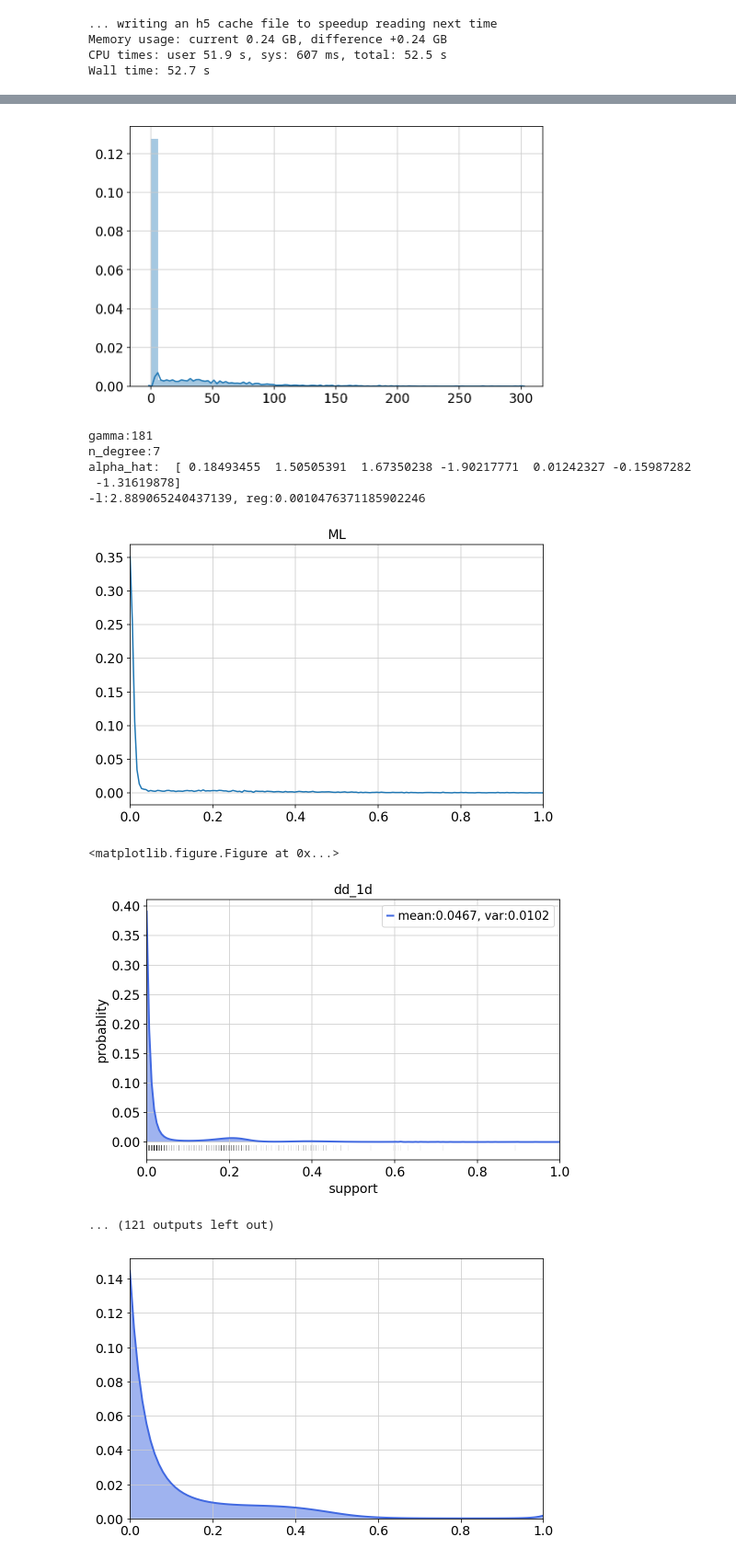
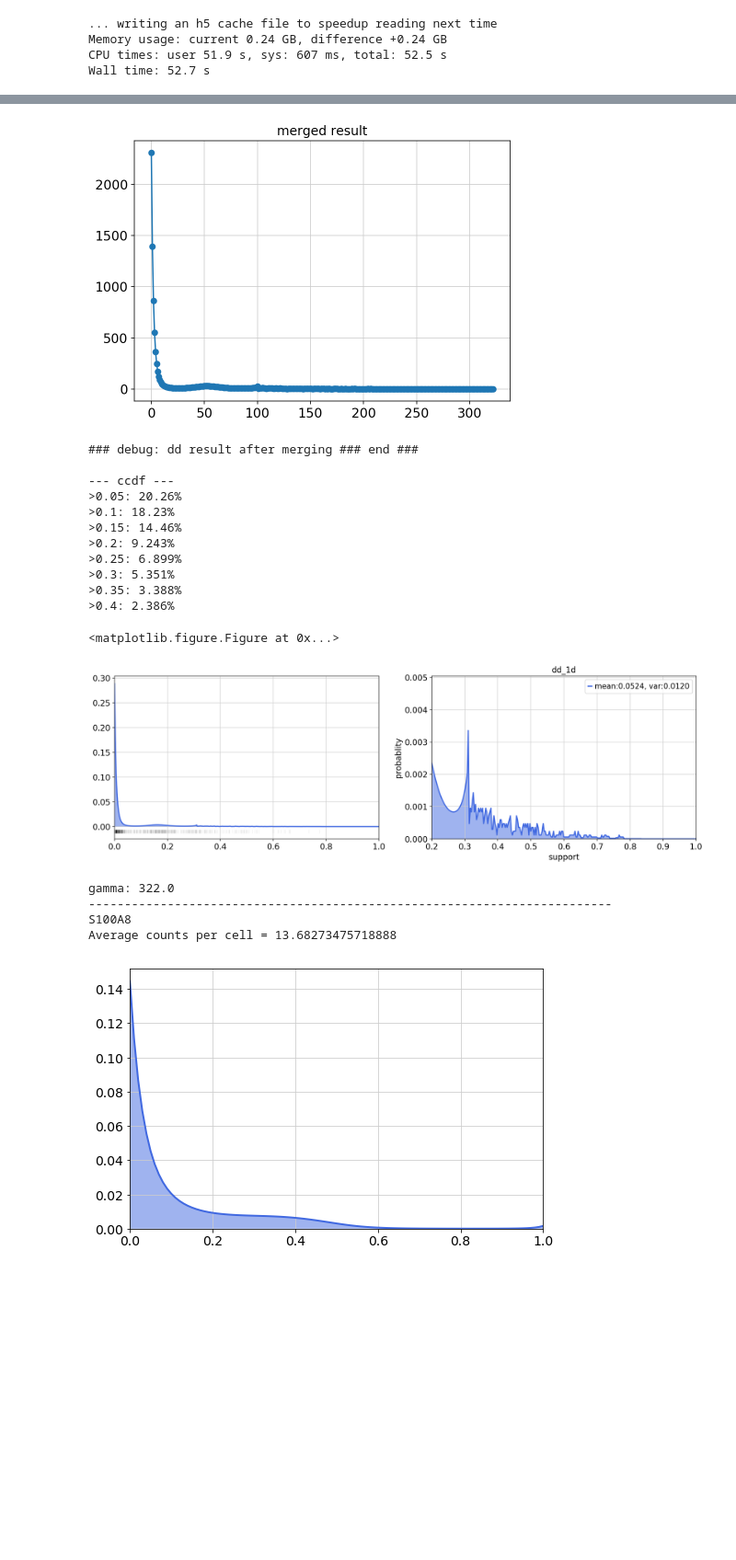
Before and after one commit to martinjzhang/single_cell_eb, a Jupyter notebook: VN_notebook001.ipynb, the cells around one changed output, grey strips where cells are left out. Shown at 92% size. Drawn from its saved outputs; the diff is of its cells as text; code cells hidden in the pictures; blank space fills up the shorter version.

```diff
--- a/VN_notebook001.ipynb
+++ b/VN_notebook001.ipynb
@@ -119,8 +153,9 @@ plt.figure(figsize=[8,5])
 p_hat_ml,ml_info=ml_1d(Y)
 plt.plot(ml_info['x'],p_hat_ml)
 plt.title('ML')
+plt.show()
 
-p_hat,dd_info=dd_1d(Y,noise='poi',verbose=1,gamma=None)
+p_hat,dd_info=dd_1d(Y,noise='poi',verbose=1,gamma=None,debug_mode=True)
 print("estimated gamma:",dd_info['gamma'])
 
 # plt.figure(figsize=[8,5])
@@ -160,9 +228,10 @@ for gene in genes:
     plt.plot(ml_info['x'],p_hat_ml)
     plt.xlim([0,1])
     plt.title('ML')
+    plt.show()
 
-    p_hat,dd_info=dd_1d(Y,noise='poi',verbose=1,gamma=None)
-    print("estimated gamma:",dd_info['gamma'])
+    p_hat,dd_info=dd_1d(Y,noise='poi',verbose=1,gamma=None,debug_mode=True)
+    print("gamma:",dd_info['gamma'])
     print("-------------------------------------------------------------------------")
 # %% [output]
 S100A9
@@ -183,13 +267,21 @@ Average counts per cell = 13.68273475718888
-[figure, old version]
+[figure, new version]
-gamma:181
-n_degree:7
-alpha_hat:  [ 0.18493455  1.50505391  1.67350238 -1.90217771  0.01242327 -0.15987282
- -1.31619878]
--l:2.889065240437139, reg:0.0010476371185902246
+### debug: dd result after merging ### end ###
+
+--- ccdf ---
+>0.05: 20.26%
+>0.1: 18.23%
+>0.15: 14.46%
+>0.2: 9.243%
+>0.25: 6.899%
+>0.3: 5.351%
+>0.35: 3.388%
+>0.4: 2.386%
-[figure, old version]
 <matplotlib.figure.Figure at 0x...>
-[figure, old version]
+[figure, new version]
-... (121 outputs left out)
+gamma: 322.0
+-------------------------------------------------------------------------
+S100A8
+Average counts per cell = 13.68273475718888
 # %%
 def plot_density_1d(p,x):
     M1,M2 = moments(p,x)
```
Also changed, not shown: parts of 3 cells of this notebook, 3 other files.
